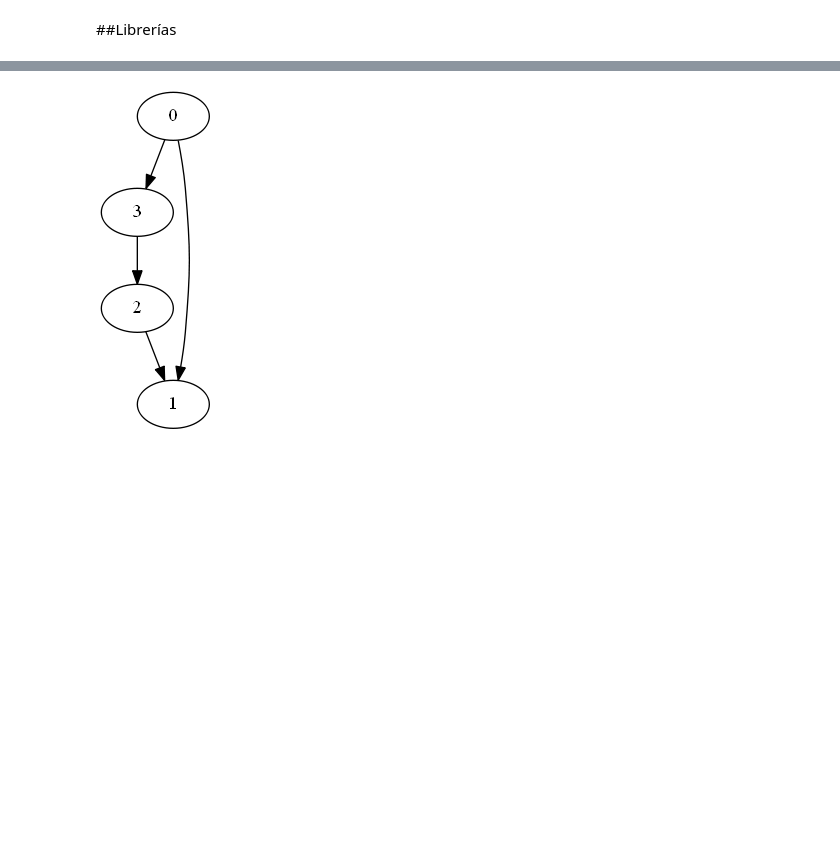
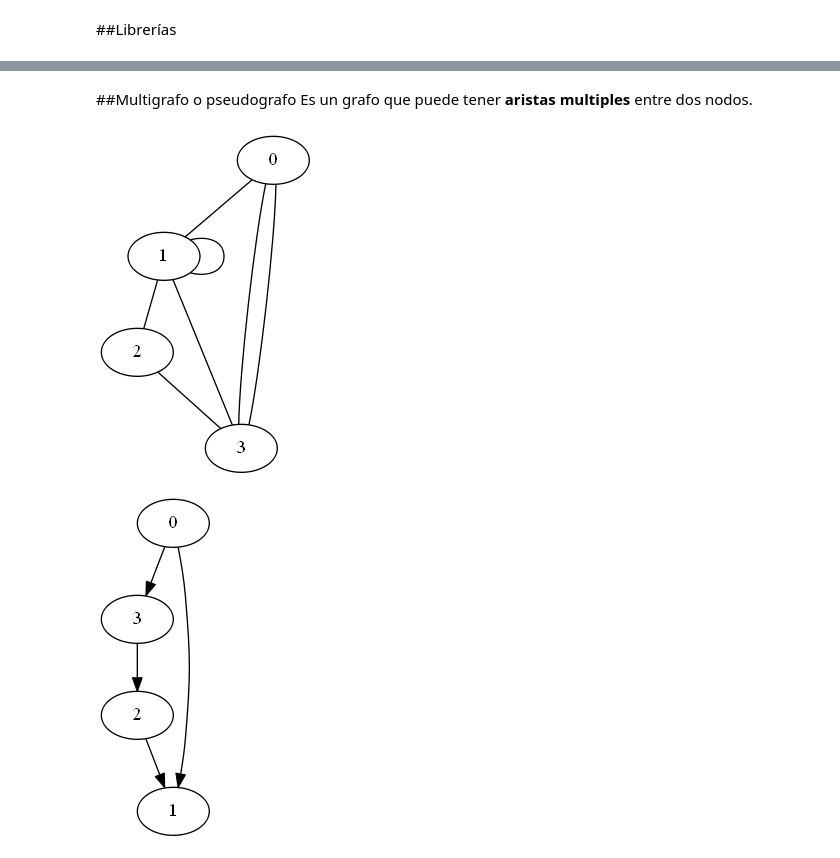
Before and after one commit to adrinfer/Grafos-Jupyter-Notebook, a Jupyter notebook: prueba1.ipynb, the cells around one changed output, grey strips where cells are left out. Saved outputs shown, nothing was run; the diff lists cells and outputs as text; code cells hidden in the pictures; blank space fills up the shorter version.

```diff
--- a/prueba1.ipynb
+++ b/prueba1.ipynb
@@ -37,3 +50,19 @@ draw(grafo, show='ipynb')
+# %% [markdown]
+##Multigrafo o pseudografo
+Es un grafo que puede tener <b>aristas multiples</b> entre dos nodos.
+# %%
+"""Crear multigrafo vacío (sin nodos ni aristas)"""
+grafo = nx.MultiGraph()
+
+"""Crear un 'bundle' de nodos y añadirlos"""
+bundle = nx.path_graph(4)
+grafo.add_nodes_from(bundle)
+
+""" Establecer las aristas"""
+grafo.add_edges_from([(0,1), (1,2), (2,3), (3,1), (0,3), (0,3), (1,1)])
+draw(grafo, show='ipynb')
+# %% [output]
+[figure, added]
 # %%
 G = nx.DiGraph()
 G.add_edges_from([(0,3), (3,2), (0,1), (2,1)])
```
Also changed, not shown: parts of 5 cells of this notebook.
